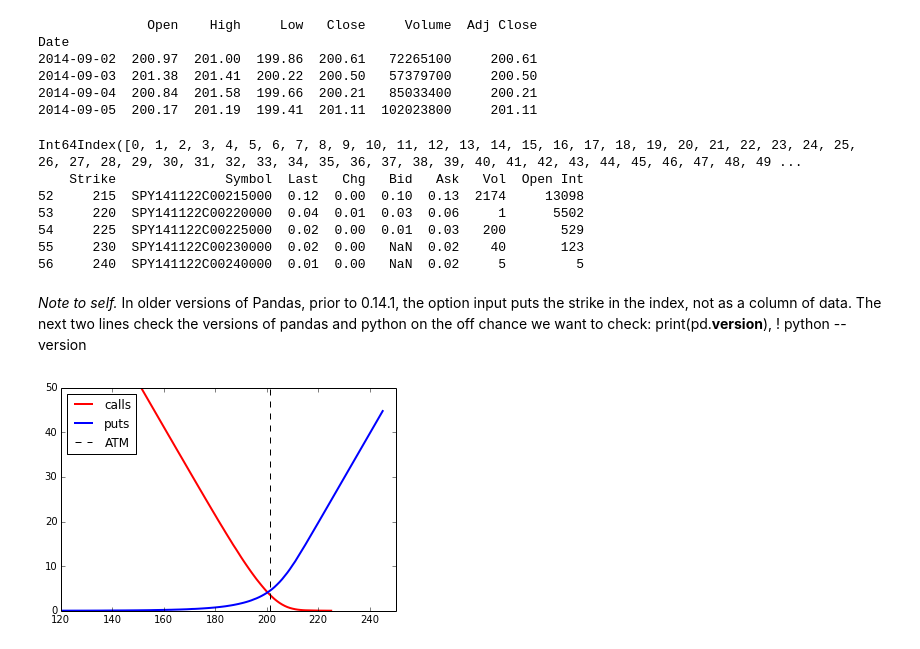
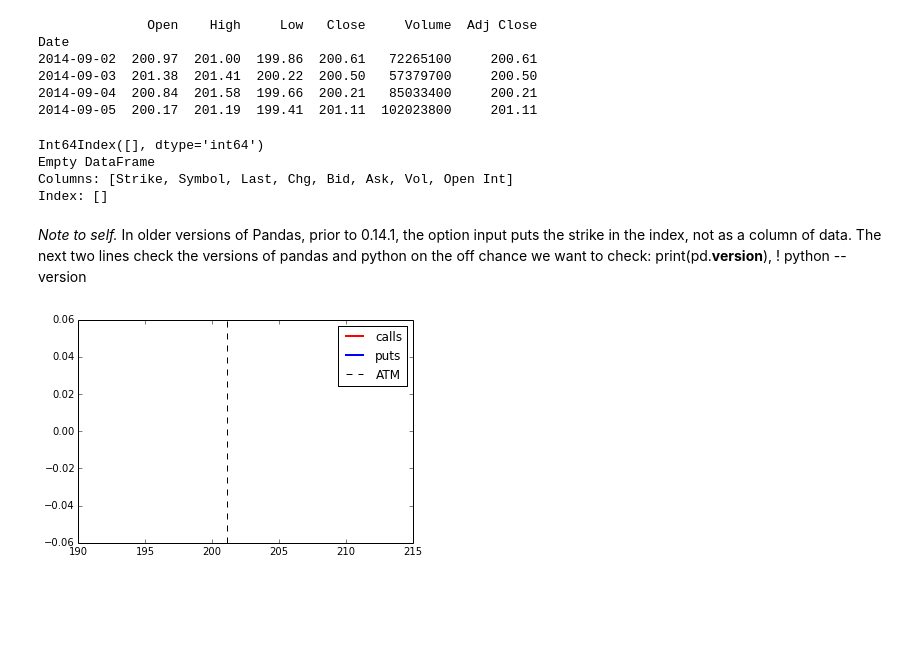
Before and after one commit to DaveBackus/Data_Bootcamp, a Jupyter notebook: Code/IPython/Bootcamp_1_Examples.ipynb, the cells around one changed output. Saved outputs shown, nothing was run; the diff lists cells and outputs as text; code cells hidden in the pictures; blank space fills up the shorter version.

```diff
--- a/Code/IPython/Bootcamp_1_Examples.ipynb
+++ b/Code/IPython/Bootcamp_1_Examples.ipynb
@@ -321,20 +359,17 @@ Date
 # get option prices for same ticker
 option = Options(ticker, 'yahoo')
 expiry = dt.date(2014, 11, 20)
-data_calls = option.get_call_data(expiry=expiry) #.dropna()
+data_calls = option.get_call_data(expiry=expiry).dropna()
 data_puts  = option.get_put_data(expiry=expiry).dropna()
 
 # check what we have
 print(data_calls.index)
 print(data_calls.tail())
 # %% [output]
-Int64Index([0, 1, 2, 3, 4, 5, 6, 7, 8, 9, 10, 11, 12, 13, 14, 15, 16, 17, 18, 19, 20, 21, 22, 23, 24, 25, 26, 27, 28, 29, 30, 31, 32, 33, 34, 35, 36, 37, 38, 39, 40, 41, 42, 43, 44, 45, 46, 47, 48, 49 ...
-    Strike              Symbol  Last   Chg   Bid   Ask   Vol  Open Int
-52     215  SPY141122C00215000  0.12  0.00  0.10  0.13  2174     13098
-53     220  SPY141122C00220000  0.04  0.01  0.03  0.06     1      5502
-54     225  SPY141122C00225000  0.02  0.00  0.01  0.03   200       529
-55     230  SPY141122C00230000  0.02  0.00   NaN  0.02    40       123
-56     240  SPY141122C00240000  0.01  0.00   NaN  0.02     5         5
+Int64Index([], dtype='int64')
+Empty DataFrame
+Columns: [Strike, Symbol, Last, Chg, Bid, Ask, Vol, Open Int]
+Index: []
 # %%
 # compute mid of bid and ask and arrange series for plotting
 calls_bid = data_calls['Bid']
@@ -352,15 +387,15 @@ The next two lines check the versions of pandas and python on the off chance we
 # %%
 # plot call and put prices v strike
 plt.plot(calls_strikes, calls_mid, 'r', lw=2, label='calls')
 plt.plot(puts_strikes, puts_mid, 'b', lw=2, label='puts')
 
 # prettify it
-plt.axis([120, 250, 0, 50])
+#plt.axis([120, 250, 0, 50])
 plt.axvline(x=atm, color='k', linestyle='--', label='ATM')
 plt.legend(loc='best')
 plt.show()
 # %% [output]
-[figure, old version]
+[figure, new version]
 # %%
 # rerun the figure above with different color lines.  Or dashed lines for call and put prices.
 # or change the form of the vertical ATM line:  solid? another color?
```
Also changed, not shown: parts of 11 cells of this notebook, 7 other files.
